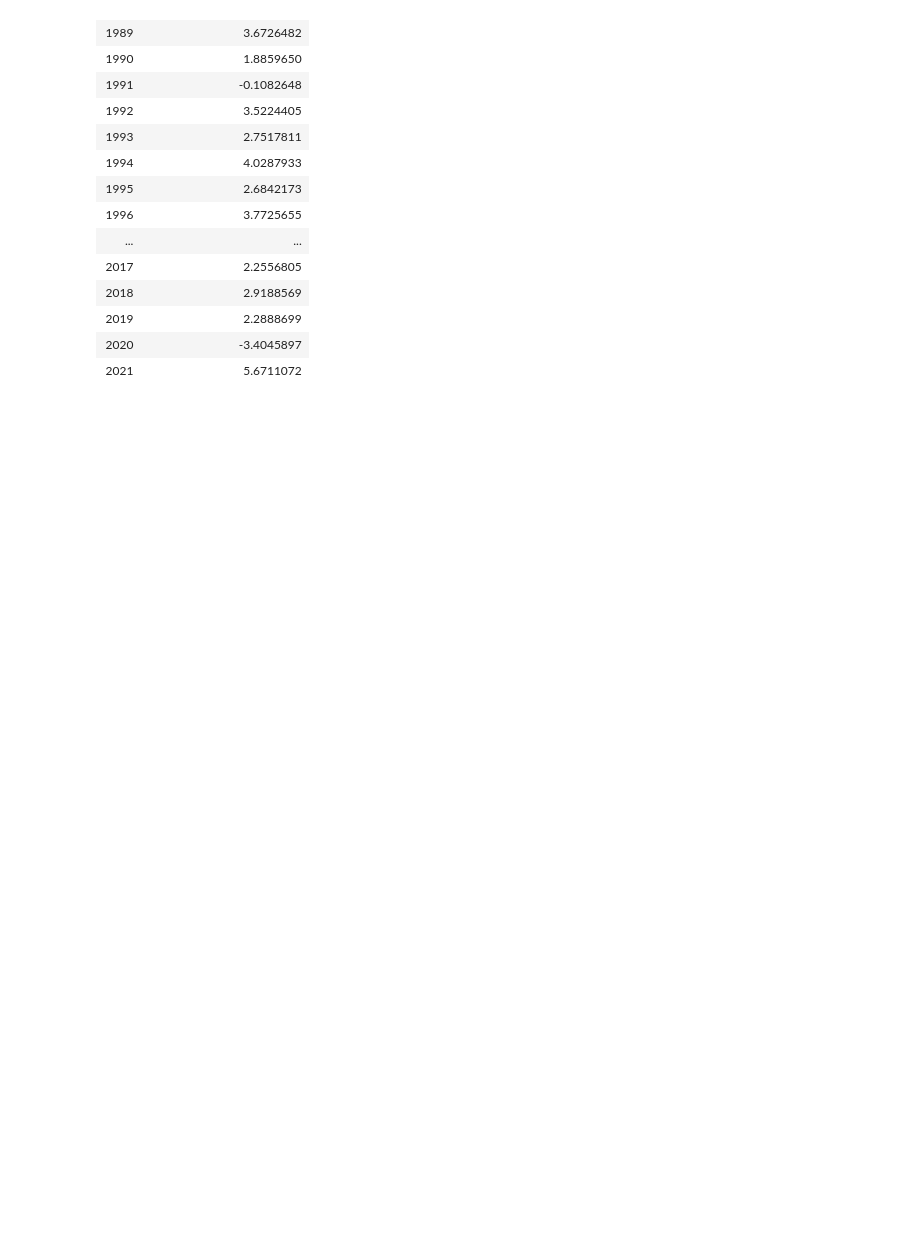
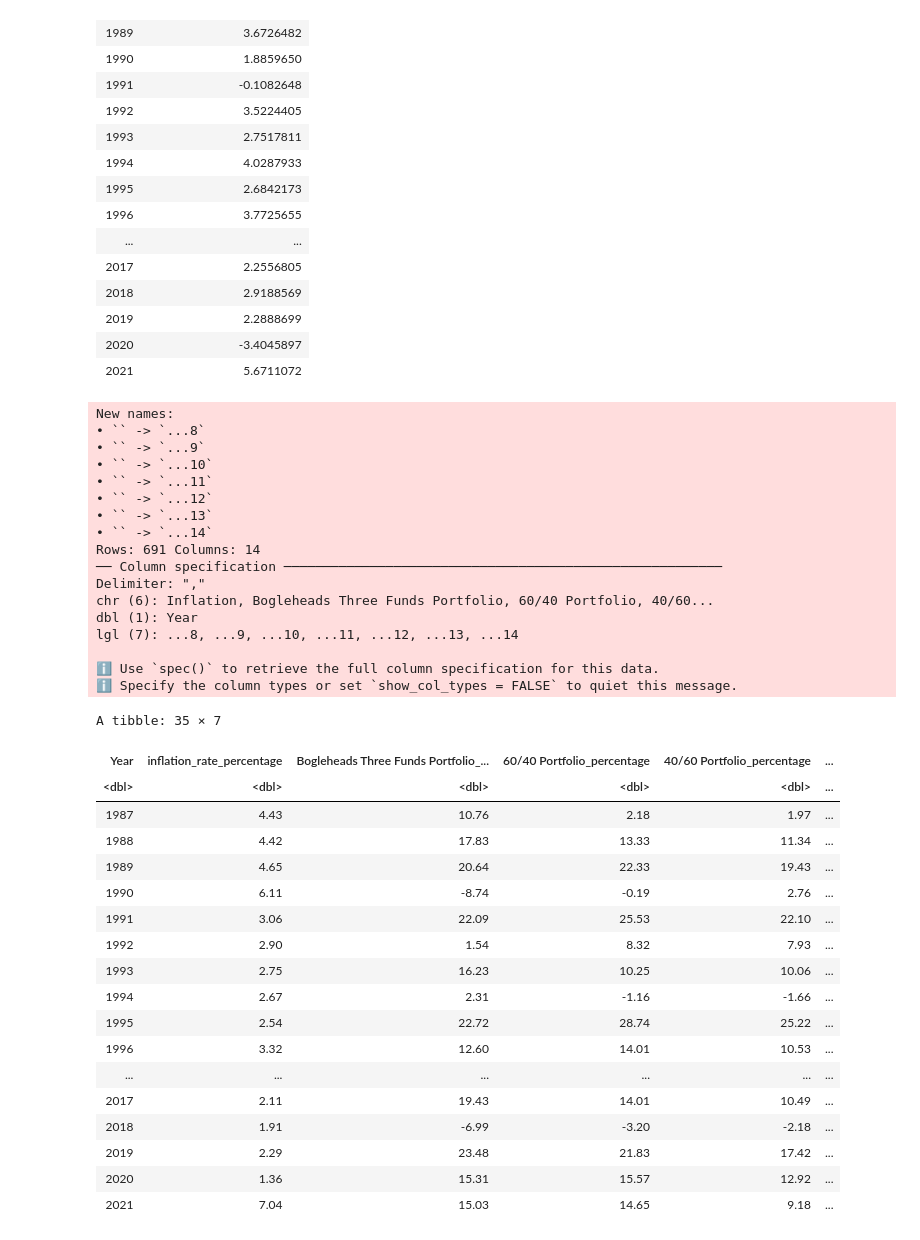
Before and after one commit to Arioniums/DSCI_100_125, a Jupyter notebook: New Data Sets.ipynb, the cells around one changed output. Drawn from its saved outputs; the diff is of its cells as text; code cells hidden in the pictures; blank space fills up the shorter version.

```diff
--- a/New Data Sets.ipynb
+++ b/New Data Sets.ipynb
@@ -115,21 +115,70 @@ A tibble: 35 × 2
 # %%
 #importing sixty/forty and forty/sixty portfolio data
 portfolio_url <- "https://raw.githubusercontent.com/Arioniums/DSCI_100_125/main/Annual_Portfolio_Returns_and_Inflation_data.csv"
 portfolio_path <- "Annual_Portfolio_Returns_and_Inflation_data.csv"
 download.file(portfolio_url, destfile = portfolio_path)
 
 #selecting for year, 60/40_portfolio_return, 40/60_portfolio_return, and filtering years to only 1997-2021
-portfolio_data_c <- read_csv(portfolio_path, col_names= c("Year", "Inflation","Bogleheads Three Fun", "60/40_portfolio_return","X3","40/60_portfolio_return")) |>
-                                                select("Year", "Inflation", "Bogleheads Three Fun", "60/40 Portfolio", "40/60 Portfolio", "Harry Brown Permanent Portfolio", "Gold") |>
-                                                filter(between(year, 1997, 2021))
+portfolio_data <- read_csv(portfolio_path) |>
+                                                select("Year", "Inflation", "Bogleheads Three Funds Portfolio", "60/40 Portfolio", "40/60 Portfolio", "Harry Browne Permanent Portfolio", "Gold") |>
+                                                filter(between(Year, 1987, 2021))
 
 #deleting the percentage unit in the column 60/40_portfolio_return and renaming the 60/40_portfolio_return into 60/40_portfolio_return_percentage
-sf_fs_portfolio_data_c$'60/40_portfolio_return' = as.numeric(gsub("[\\%,]", "", sf_fs_portfolio_data_c$'60/40_portfolio_return'))
-names(sf_fs_portfolio_data_c)[names(sf_fs_portfolio_data_c) == '60/40_portfolio_return'] <- '60/40_portfolio_return_percentage'
+portfolio_data$'Inflation' = as.numeric(gsub("[\\%,]", "", portfolio_data$'Inflation'))
+names(portfolio_data)[names(portfolio_data) == 'Inflation'] <- 'inflation_rate_percentage'
 
 #deleting the percentage unit in the column 40/60_portfolio_return and renaming the 40/60_portfolio_return into 40/60_portfolio_return_percentage
-sf_fs_portfolio_data_c$'40/60_portfolio_return' = as.numeric(gsub("[\\%,]", "", sf_fs_portfolio_data_c$'40/60_portfolio_return'))
-names(sf_fs_portfolio_data_c)[names(sf_fs_portfolio_data_c) == '40/60_portfolio_return'] <- '40/60_portfolio_return_percentage'
+portfolio_data$'Bogleheads Three Funds Portfolio' = as.numeric(gsub("[\\%,]", "", portfolio_data$'Bogleheads Three Funds Portfolio'))
+names(portfolio_data)[names(portfolio_data) == 'Bogleheads Three Funds Portfolio'] <- 'Bogleheads Three Funds Portfolio_percentage'
+
+portfolio_data$'60/40 Portfolio' = as.numeric(gsub("[\\%,]", "", portfolio_data$'60/40 Portfolio'))
+names(portfolio_data)[names(portfolio_data) == '60/40 Portfolio'] <- '60/40 Portfolio_percentage'
+
+portfolio_data$'40/60 Portfolio' = as.numeric(gsub("[\\%,]", "", portfolio_data$'40/60 Portfolio'))
+names(portfolio_data)[names(portfolio_data) == '40/60 Portfolio'] <- '40/60 Portfolio_percentage'
+
+portfolio_data$'Harry Browne Permanent Portfolio' = as.numeric(gsub("[\\%,]", "", portfolio_data$'Harry Browne Permanent Portfolio'))
+names(portfolio_data)[names(portfolio_data) == 'Harry Browne Permanent Portfolio'] <- 'Harry Browne Permanent Portfolio_percentage'
+
+portfolio_data$'Gold' = as.numeric(gsub("[\\%,]", "", portfolio_data$'Gold'))
+names(portfolio_data)[names(portfolio_data) == 'Gold'] <- 'Gold_percentage'
 
 #c stands for cleaned
-sf_fs_portfolio_data_c
+portfolio_data
+# %% [output]
+New names:
+• `` -> `...8`
+• `` -> `...9`
+• `` -> `...10`
+• `` -> `...11`
+• `` -> `...12`
+• `` -> `...13`
+• `` -> `...14`
+Rows: 691 Columns: 14
+── Column specification ────────────────────────────────────────────────────────
+Delimiter: ","
+chr (6): Inflation, Bogleheads Three Funds Portfolio, 60/40 Portfolio, 40/60...
+dbl (1): Year
+lgl (7): ...8, ...9, ...10, ...11, ...12, ...13, ...14
+
+ℹ Use `spec()` to retrieve the full column specification for this data.
+ℹ Specify the column types or set `show_col_types = FALSE` to quiet this message.
+A tibble: 35 × 7
+| Year | inflation_rate_percentage | Bogleheads Three Funds Portfolio_... | 60/40 Portfolio_percentage | 40/60 Portfolio_percentage | ... |
+| <dbl> | <dbl> | <dbl> | <dbl> | <dbl> | ... |
+| 1987 | 4.43 | 10.76 | 2.18 | 1.97 | ... |
+| 1988 | 4.42 | 17.83 | 13.33 | 11.34 | ... |
+| 1989 | 4.65 | 20.64 | 22.33 | 19.43 | ... |
+| 1990 | 6.11 | -8.74 | -0.19 | 2.76 | ... |
+| 1991 | 3.06 | 22.09 | 25.53 | 22.10 | ... |
+| 1992 | 2.90 | 1.54 | 8.32 | 7.93 | ... |
+| 1993 | 2.75 | 16.23 | 10.25 | 10.06 | ... |
+| 1994 | 2.67 | 2.31 | -1.16 | -1.66 | ... |
+| 1995 | 2.54 | 22.72 | 28.74 | 25.22 | ... |
+| 1996 | 3.32 | 12.60 | 14.01 | 10.53 | ... |
+| ... | ... | ... | ... | ... | ... |
+| 2017 | 2.11 | 19.43 | 14.01 | 10.49 | ... |
+| 2018 | 1.91 | -6.99 | -3.20 | -2.18 | ... |
+| 2019 | 2.29 | 23.48 | 21.83 | 17.42 | ... |
+| 2020 | 1.36 | 15.31 | 15.57 | 12.92 | ... |
+| 2021 | 7.04 | 15.03 | 14.65 | 9.18 | ... |
```
Also changed, not shown: parts of 2 cells of this notebook.
